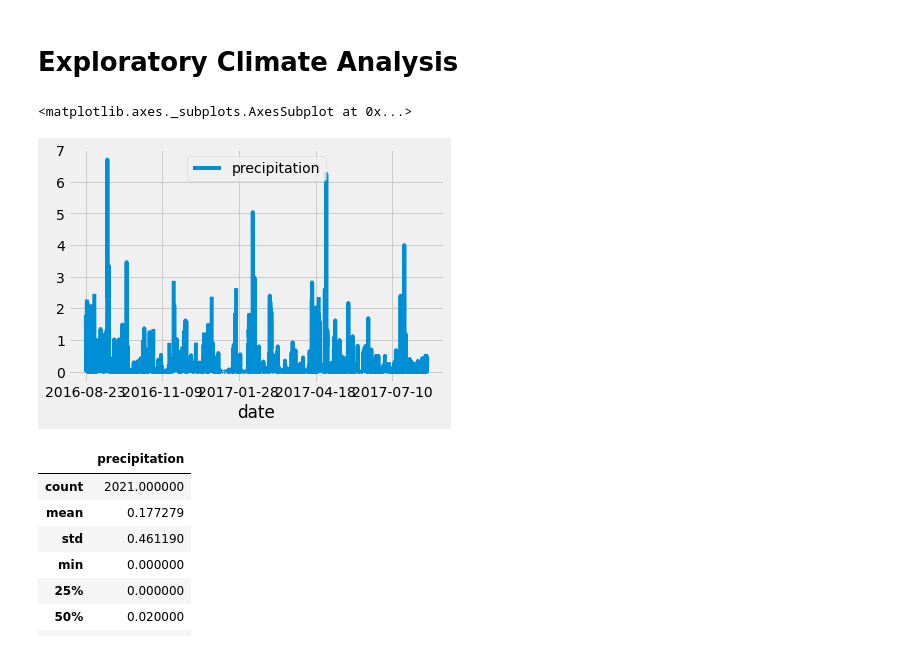
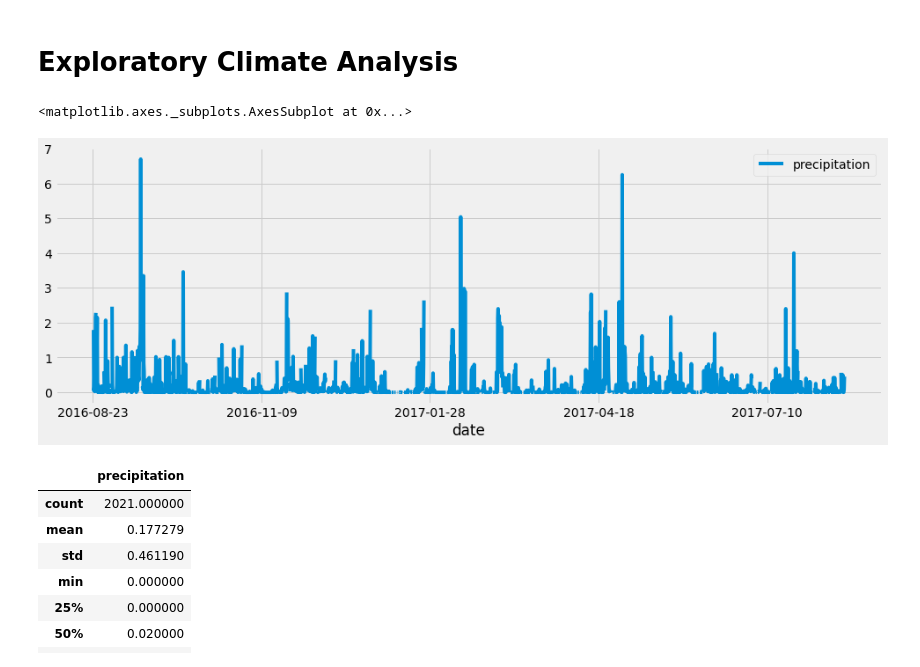
Before and after one commit to gacuchac/surfs_up, a Jupyter notebook: climate_analysis.ipynb, the cells around one changed output. Cells and saved outputs as stored; diff of their text form; code cells hidden in the pictures.

```diff
--- a/climate_analysis.ipynb
+++ b/climate_analysis.ipynb
@@ -41,27 +61,27 @@ session = Session(engine)
 # %%
 # Design a query to retrieve the last 12 months of precipitation data and plot the results.
 
 #Starting from the last data point in the database.
 prev_year = dt.date(2017, 8, 23)
 
 # Calculate the date one year from the last date in data set.
 prev_year = dt.date(2017, 8, 23) - dt.timedelta(days=365)
 
 # Perform a query to retrieve the data and precipitation scores
 results = session.query(Measurement.date, Measurement.prcp).filter(Measurement.date >= prev_year).all()
 
 # Save the query results as a Pandas DataFrame and set the index to the date column
 df = pd.DataFrame(results, columns=['date','precipitation'])
 df.set_index(df['date'], inplace=True)
 
 # Sort the dataframe by date
 df = df.sort_index()
 
 # Use Pandas Plotting with Matplotlib to plot the data
-df.plot()
+df.plot(figsize=(15,5))
 # %% [output]
 <matplotlib.axes._subplots.AxesSubplot at 0x...>
-[figure, old version]
+[figure, new version]
 # %%
 # Use Pandas to calcualte the summary statistics for the precipitation data
 df.describe()
```
Also changed, not shown: parts of 1 cell of this notebook, 9 other files.
